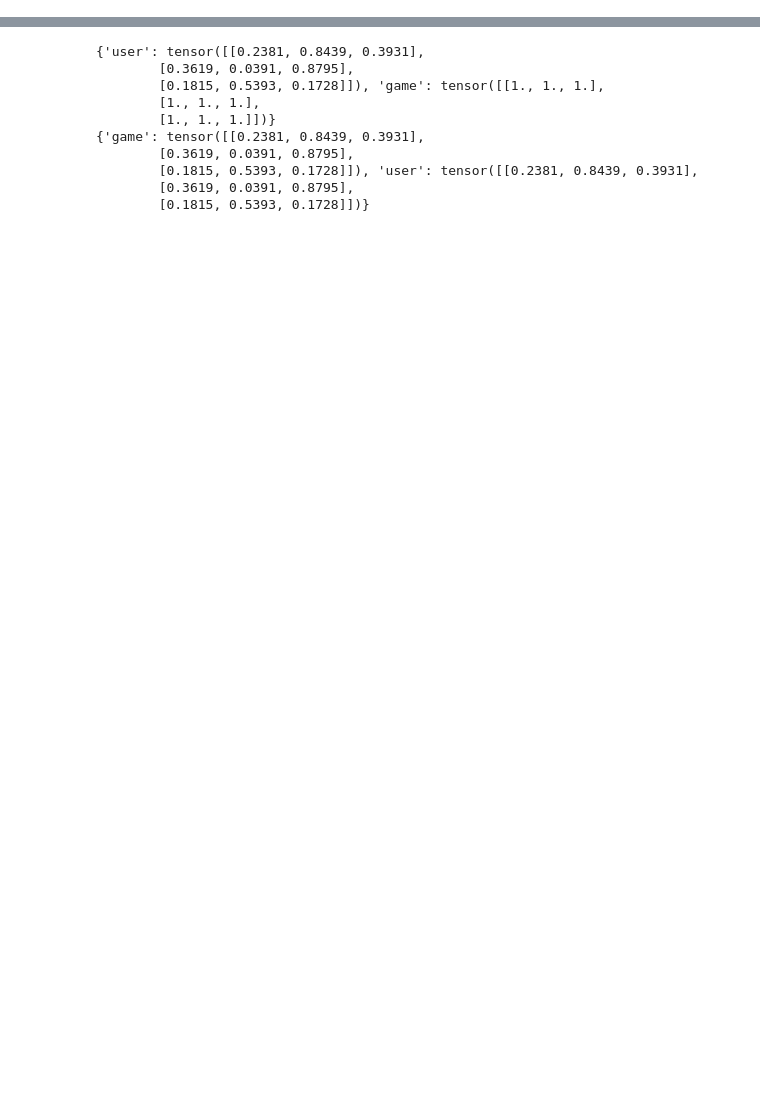
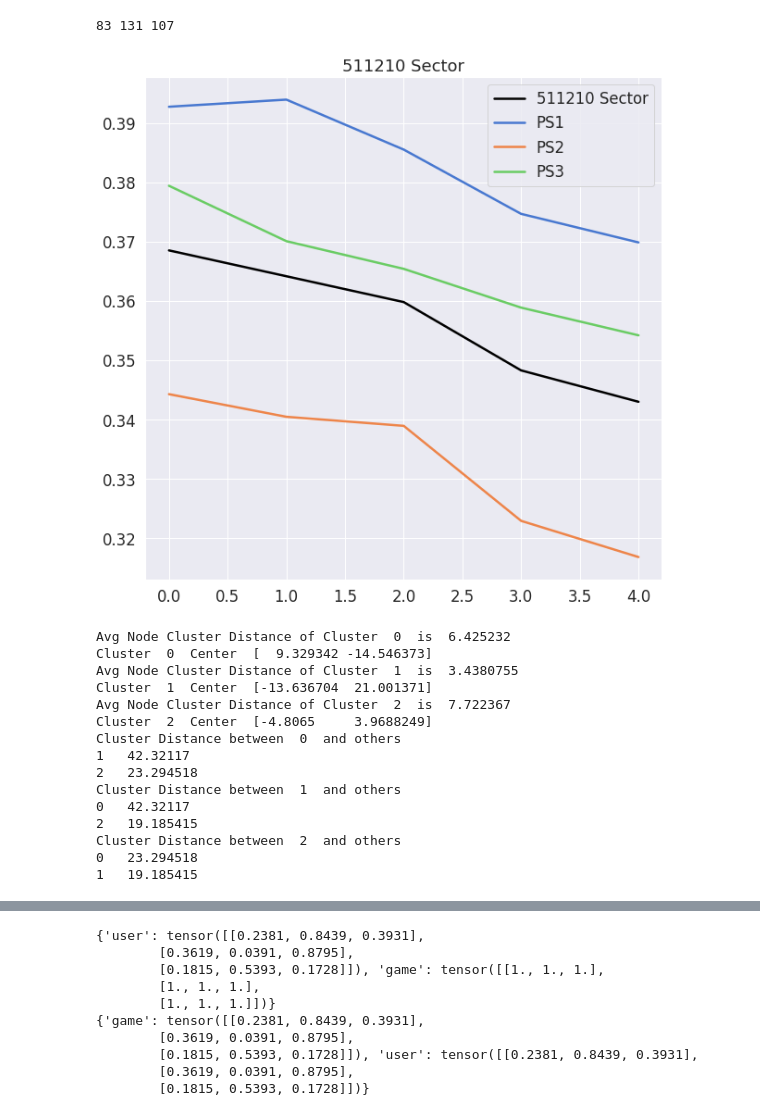
Before and after one commit to SaiChaitanya-ON/Python-NoteBooks, a Jupyter notebook: Proof of Concept KG.ipynb, the cells around one changed output, grey strips where cells are left out. Saved outputs shown, nothing was run; the diff lists cells and outputs as text; code cells hidden in the pictures; blank space fills up the shorter version.

```diff
--- a/Proof of Concept KG.ipynb
+++ b/Proof of Concept KG.ipynb
@@ -349,0 +469,73 @@ plt.show()
+# %%
+X_3 = logits['borrower'].detach().numpy()[index3]
+kmeans_3 = KMeans(n_clusters=3, random_state=0).fit(X_3)
+
+PS1_3 = []
+PS2_3 = []
+PS3_3 = []
+
+for i in list(zip(index3,kmeans.labels_)):
+    ind,ps = i
+    if ps == 0:
+        PS1_3.append(ind)
+    elif ps == 1:
+        PS2_3.append(ind)
+    elif ps == 2:
+        PS3_3.append(ind)
+
+Psector1_rev_3 = np.array([0.,0.,0.,0.,0.])
+Psector2_rev_3 = np.array([0.,0.,0.,0.,0.])
+Psector3_rev_3 = np.array([0.,0.,0.,0.,0.])
+n = 0
+m = 0
+p = 0
+q = 0
+for i in Final_Data_Set_Nor.items():
+    ID,data = i
+    if n in PS1_3:
+        #print(data['Sector'],data['Revenue'],data['EBITDA'],data['NDE'],data['TDE'])
+        Psector1_rev_3 += np.array(data['Revenue'])
+        m += 1
+    if n in PS2_3:
+        Psector2_rev_3 += np.array(data['Revenue'])
+        p += 1
+    if n in PS3_3:
+        Psector3_rev_3 += np.array(data['Revenue'])
+        q += 1
+
+    n += 1
+
+Psector1_rev_3 = Psector1_rev_3/m
+Psector2_rev_3 = Psector2_rev_3/p
+Psector3_rev_3 = Psector3_rev_3/q
+print(m,p,q)
+
+plt.figure(figsize = (10,10))
+S, = plt.plot(range(len(sector_rev_5)),sector_rev_5,'k')
+ps1, = plt.plot(range(len(Psector1_rev_3)),Psector1_rev_3)
+ps2, = plt.plot(range(len(Psector2_rev_3)),Psector2_rev_3)
+ps3, = plt.plot(range(len(Psector3_rev_3)),Psector3_rev_3)
+plt.legend([S,ps1,ps2,ps3],['511210 Sector', 'PS1', 'PS2', 'PS3'])
+plt.title("511210 Sector")
+plt.show()
+
+fashion_tsne = TSNE(random_state=123).fit_transform(X_3)
+fashion_scatter(fashion_tsne, kmeans_3.labels_)
+# %% [output]
+83 131 107
+[figure, added]
+Avg Node Cluster Distance of Cluster  0  is  6.425232
+Cluster  0  Center  [  9.329342 -14.546373]
+Avg Node Cluster Distance of Cluster  1  is  3.4380755
+Cluster  1  Center  [-13.636704  21.001371]
+Avg Node Cluster Distance of Cluster  2  is  7.722367
+Cluster  2  Center  [-4.8065     3.9688249]
+Cluster Distance between  0  and others
+1   42.32117
+2   23.294518
+Cluster Distance between  1  and others
+0   42.32117
+2   19.185415
+Cluster Distance between  2  and others
+0   23.294518
+1   19.185415
```
Also changed, not shown: parts of 8 cells of this notebook.
